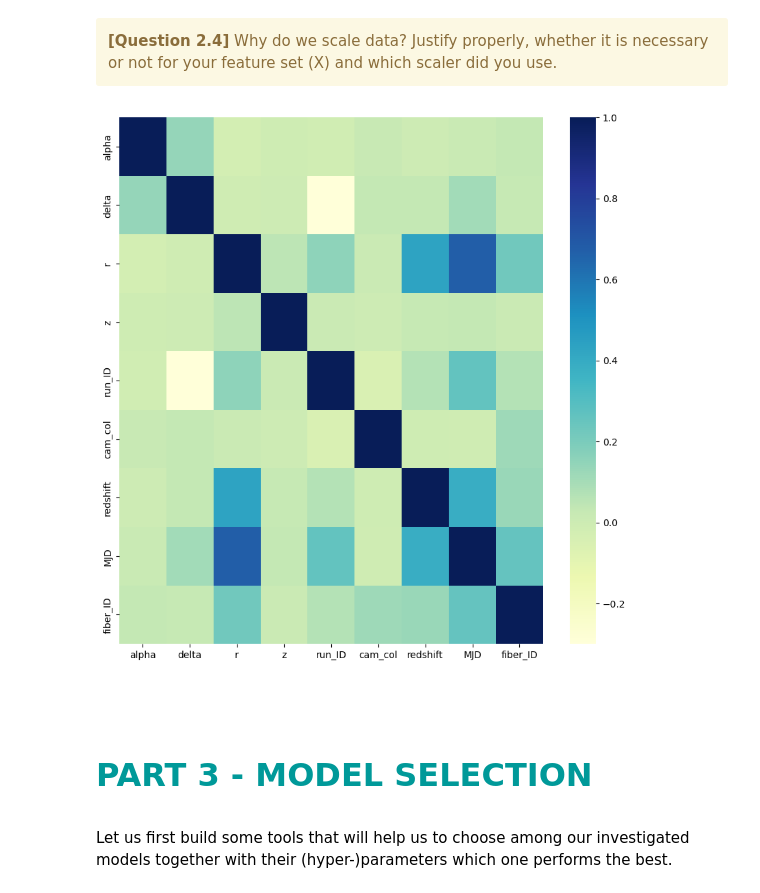
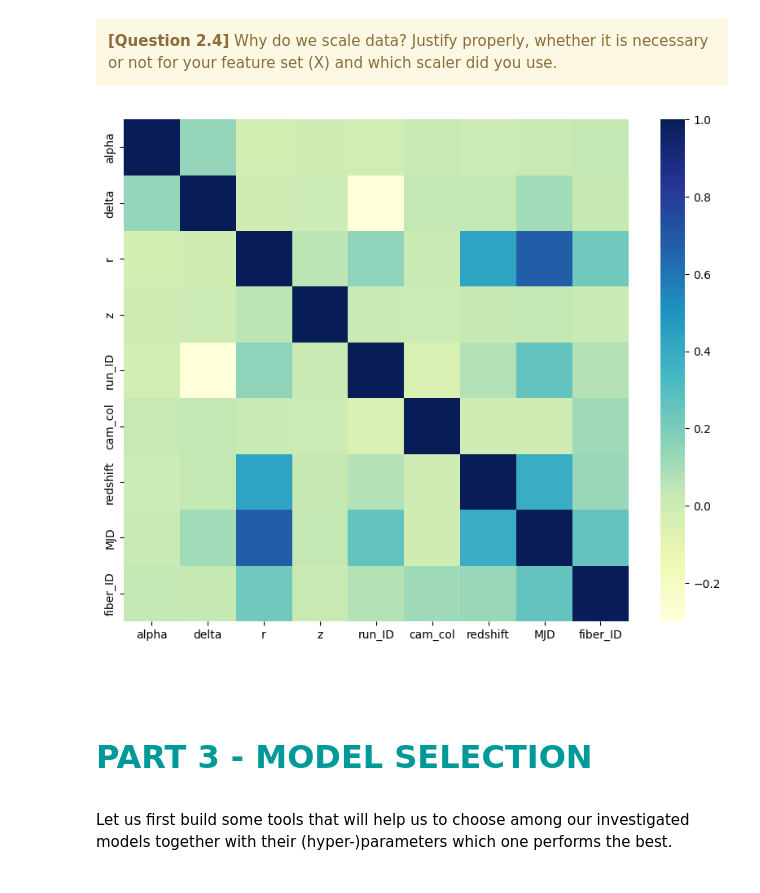
Before and after one commit to killianson/Hackathon-2, a Jupyter notebook: Hackathon02-Classification.ipynb, the cells around one changed output. Cells and saved outputs as stored; diff of their text form; code cells hidden in the pictures.

```diff
--- a/Hackathon02-Classification.ipynb
+++ b/Hackathon02-Classification.ipynb
@@ -394,35 +386,35 @@ __Remark 1.__ The scaler object, used to scale the <i>training set</i>, should a
 CELL N°6 : Data fill-in & scaling
 
 @pre: train and test dataframes and the list 'feature_names' of columns to keep
 @post:  X_train: numpy array, with (scaled) selected features, containing training data
         X_test: numpy array, with (scaled) selected features, containing testing data.
                 The scaling should be done using the statistic of the train set.
 """
 
 from sklearn.preprocessing import StandardScaler, MinMaxScaler
 
 
 # Définition des caractéristiques à exclure
 feature_names = ['spec_obj_ID', 'plate', 'u', 'g', 'obj_ID', 'i', "field_ID"]
 
 # Séparation des caractéristiques et de la variable cible pour les ensembles d'entraînement et de test
 X_train = data_train.drop(columns=feature_names)
 X_test = data_test.drop(columns=feature_names)
 y_train = X_train.pop("classes_ternary")
 y_test = X_test.pop("classes_ternary")
 
 # Visualisation de la matrice de corrélation pour l'ensemble d'entraînement
-plt.figure(figsize=(10, 10))
+plt.figure(figsize=(10, 8))
 sb.heatmap(X_train.corr(), cmap="YlGnBu")
 plt.show()
 
 # Normalisation des caractéristiques en utilisant StandardScaler
 # scaler = StandardScaler()
 scaler = MinMaxScaler()
 X_train = scaler.fit_transform(X_train)
 X_test = scaler.transform(X_test)
 # %% [output]
-[figure, old version]
+[figure, new version]
 # %% [markdown]
 <br>
 
```
Also changed, not shown: parts of 8 cells of this notebook, 4 other files.
